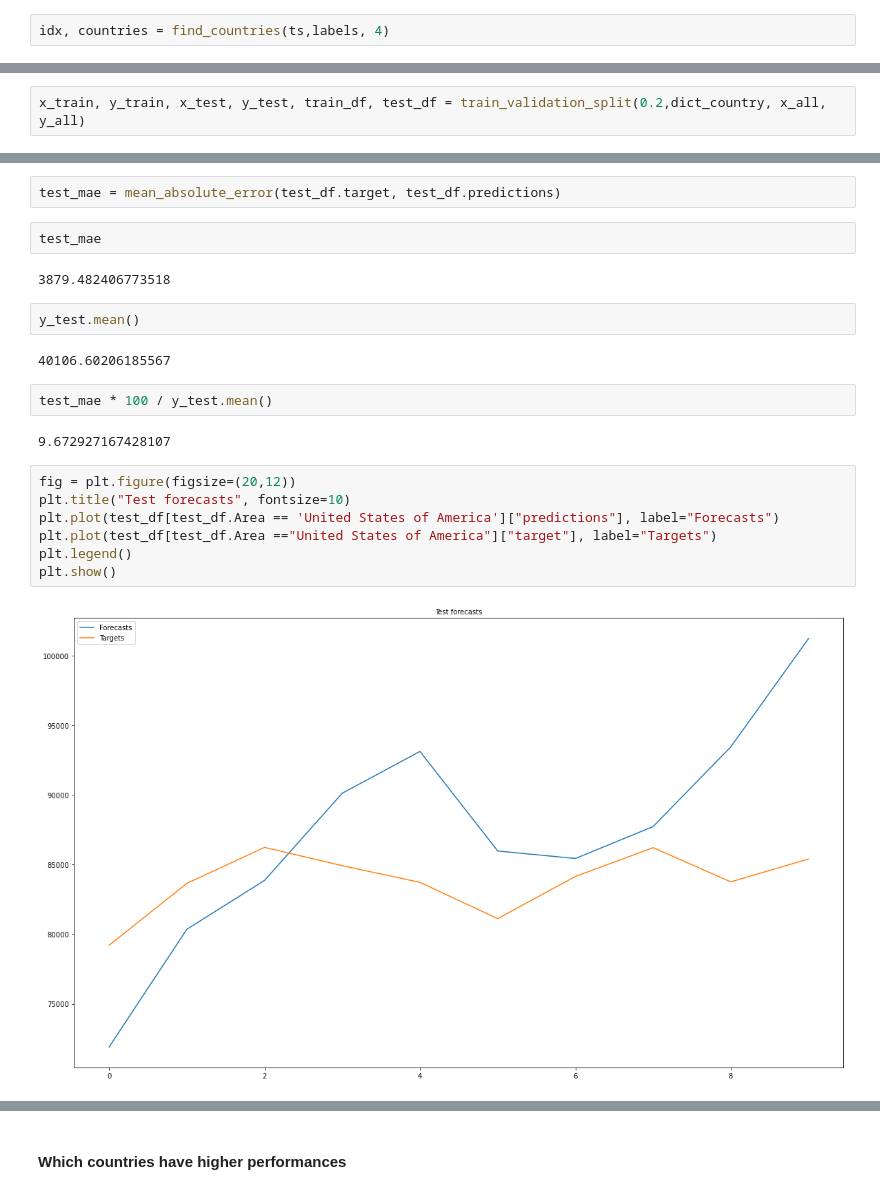
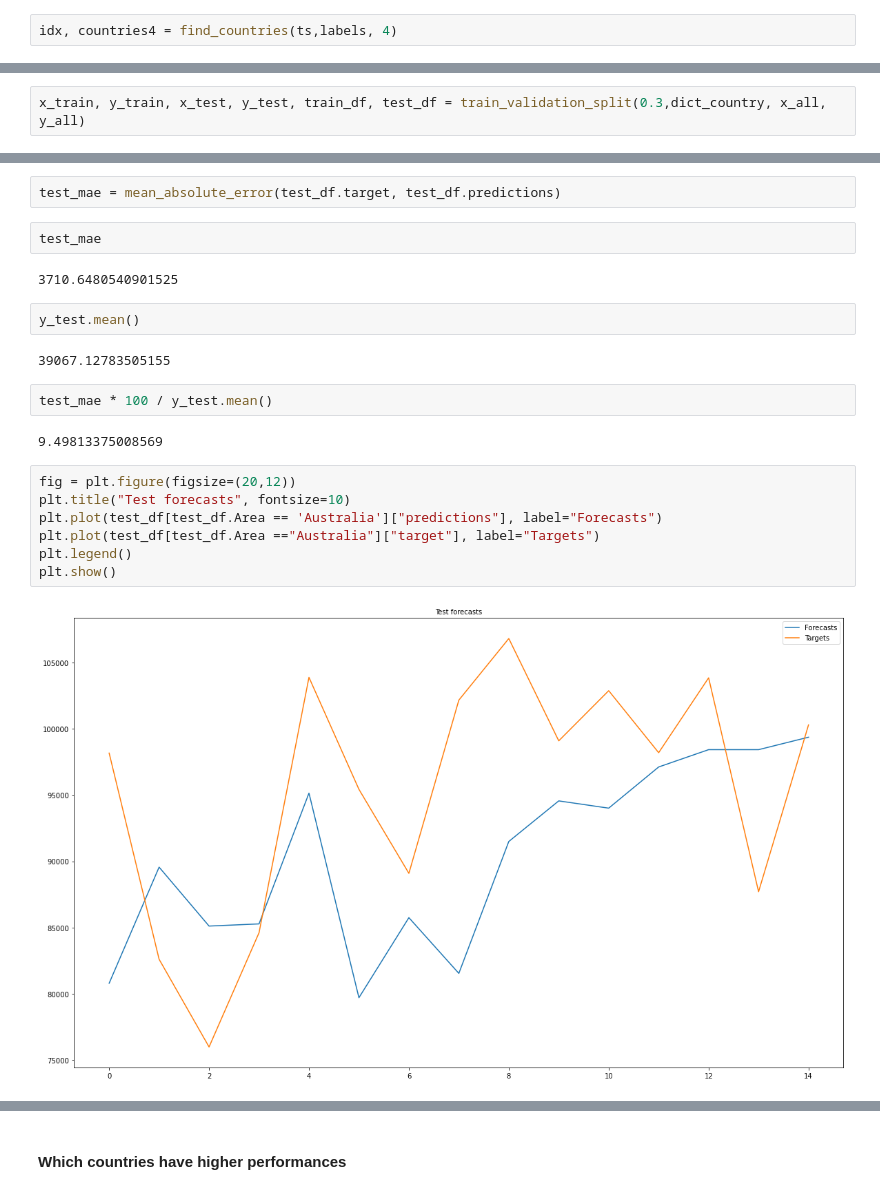
Before and after one commit to william-b-mr/agritech-project, a Jupyter notebook: code/agritech.ipynb, the cells around one changed output, grey strips where cells are left out. Drawn from its saved outputs; the diff is of its cells as text.

```diff
--- a/code/agritech.ipynb
+++ b/code/agritech.ipynb
@@ -606,2 +564,2 @@ countries
 # %%
-idx, countries = find_countries(ts,labels, 4)
+idx, countries4 = find_countries(ts,labels, 4)
@@ -1015,5 +953,5 @@ def train_validation_split(vf, dict_country, x, y):
     print("length of test sequences = ",len(x_test))
     return x_train, y_train, x_test, y_test, train_df, test_df
 # %%
-x_train, y_train, x_test, y_test, train_df, test_df = train_validation_split(0.2,dict_country, x_all, y_all)
+x_train, y_train, x_test, y_test, train_df, test_df = train_validation_split(0.3,dict_country, x_all, y_all)
 # %% [output]
@@ -1098,21 +1036,21 @@ test_mae = mean_absolute_error(test_df.target, test_df.predictions)
 # %%
 test_mae
 # %% [output]
-3879.482406773518
+3710.6480540901525
 # %%
 y_test.mean()
 # %% [output]
-40106.60206185567
+39067.12783505155
 # %%
 test_mae * 100 / y_test.mean()
 # %% [output]
-9.672927167428107
+9.49813375008569
 # %%
 fig = plt.figure(figsize=(20,12))
 plt.title("Test forecasts", fontsize=10)
-plt.plot(test_df[test_df.Area == 'United States of America']["predictions"], label="Forecasts")
-plt.plot(test_df[test_df.Area =="United States of America"]["target"], label="Targets")
+plt.plot(test_df[test_df.Area == 'Australia']["predictions"], label="Forecasts")
+plt.plot(test_df[test_df.Area =="Australia"]["target"], label="Targets")
 plt.legend()
 plt.show()
 # %% [output]
-[figure, old version]
+[figure, new version]
```
Also changed, not shown: parts of 30 cells of this notebook.
